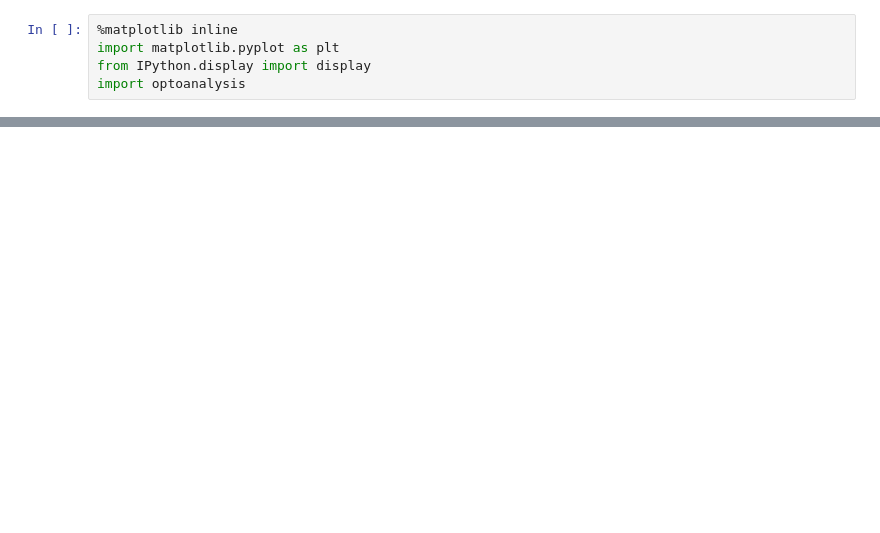
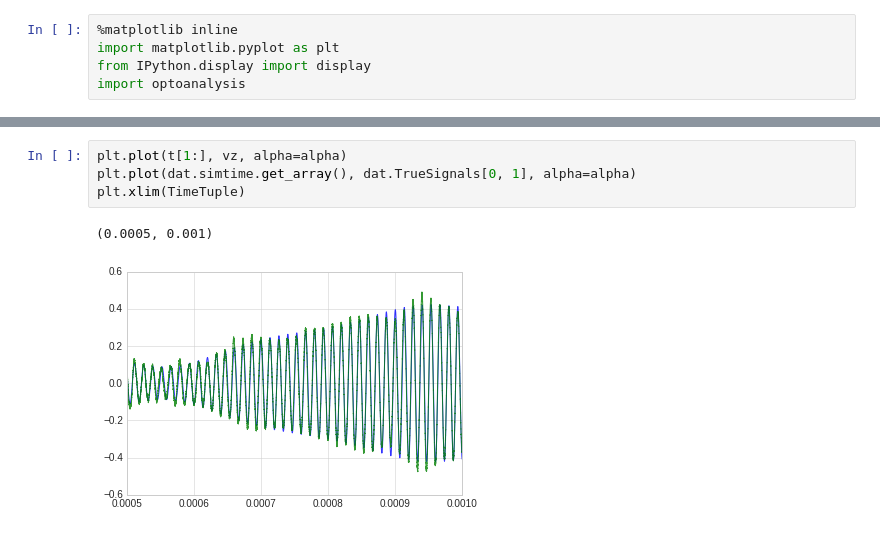
Before and after one commit to AshleySetter/optoanalysis, a Jupyter notebook: sim_data_usage_demo.ipynb, the cells around one changed output, grey strips where cells are left out. Saved outputs shown, nothing was run; the diff lists cells and outputs as text; blank space fills up the shorter version.

```diff
--- a/sim_data_usage_demo.ipynb
+++ b/sim_data_usage_demo.ipynb
@@ -19,0 +54,7 @@ ax.plot(dat.sde_solvers[2].tArray, dat.sde_solvers[2].q)
+# %%
+plt.plot(t[1:], vz, alpha=alpha)
+plt.plot(dat.simtime.get_array(), dat.TrueSignals[0, 1], alpha=alpha)
+plt.xlim(TimeTuple)
+# %% [output]
+(0.0005, 0.001)
+[figure, added]
```
Also changed, not shown: parts of 15 cells of this notebook.
